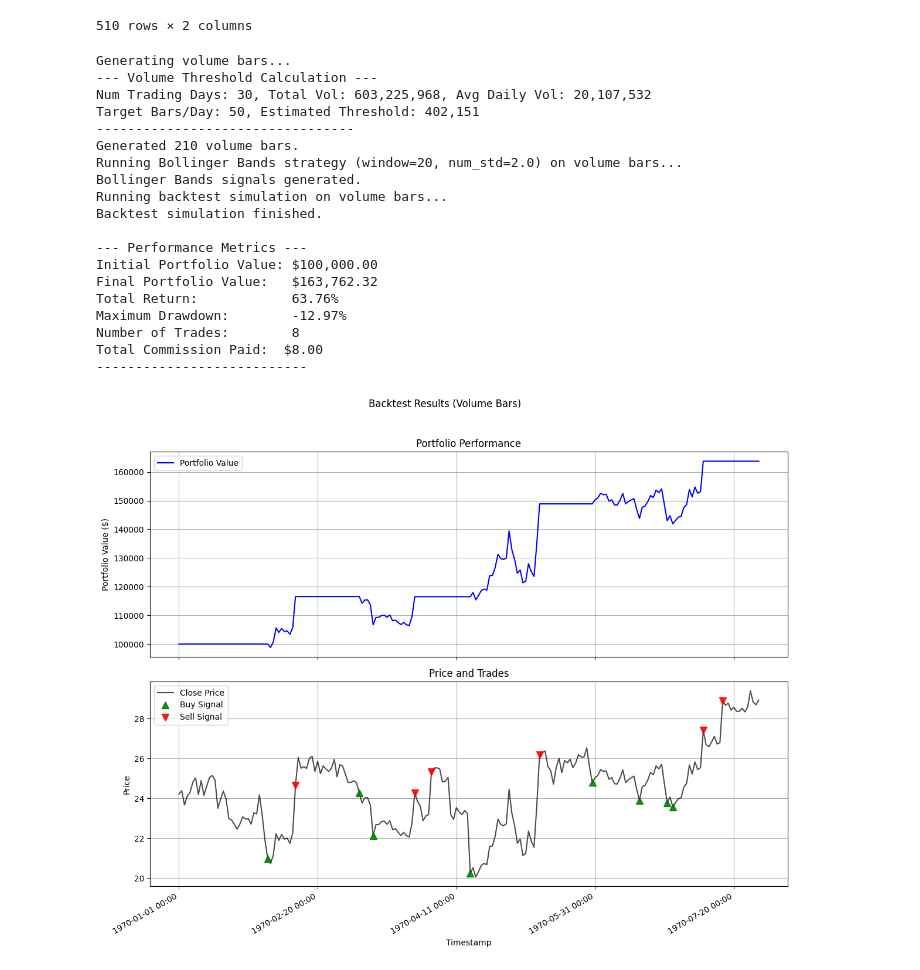
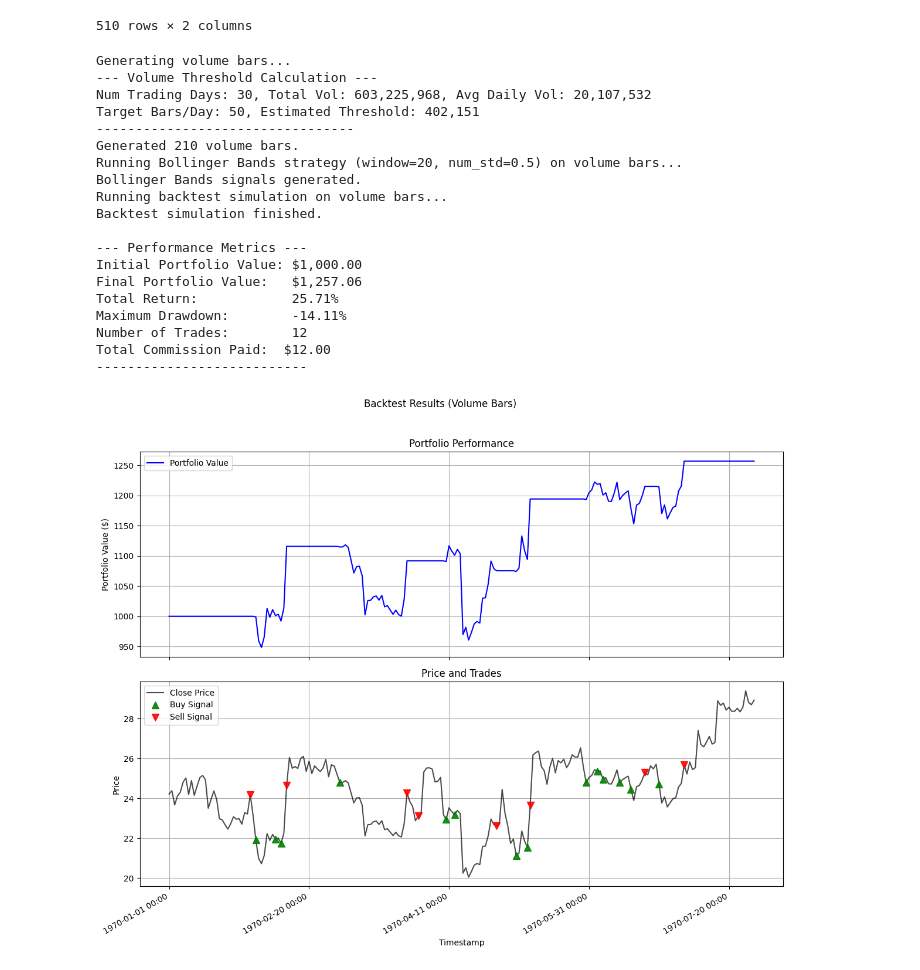
Before and after one commit to andrewBatutin/ib-ai-bot, a Jupyter notebook: notebooks/exp_bars_trade.ipynb, the cells around one changed output. Drawn from its saved outputs; the diff is of its cells as text; code cells hidden in the pictures.

```diff
--- a/notebooks/exp_bars_trade.ipynb
+++ b/notebooks/exp_bars_trade.ipynb
@@ -106,34 +105,45 @@ data_ml
 # %%
 from backtester.simple_backtester import SimpleBacktester
 
-backtester_vol = SimpleBacktester(data_ml,
-                                  initial_cash=100000, commission_per_trade=1.0,bar_type='volume',
-                                  target_bars_per_day=50)
+bb_params = {
+        'window': 20,    # 20-day SMA
+        'num_std': .5   # 2 standard deviations
+    }
+
+
+backtester_vol = SimpleBacktester(
+    data_ml,
+  initial_cash=1000,
+  commission_per_trade=1.0,
+  bar_type='volume',
+  target_bars_per_day=50,
+
+)
 # Option 2: Provide specific threshold
 # backtester_vol = SimpleBacktester(data_raw, initial_cash=100000, commission_per_trade=1.0,
 #                                 bar_type='volume', volume_threshold=500000)
 
-backtester_vol.run_bollinger_bands(window=20, num_std=2.0)
+backtester_vol.run_bollinger_bands(**bb_params)
 backtester_vol.run_backtest()
 backtester_vol.plot_results()
 # %% [output]
 Generating volume bars...
 --- Volume Threshold Calculation ---
 Num Trading Days: 30, Total Vol: 603,225,968, Avg Daily Vol: 20,107,532
 Target Bars/Day: 50, Estimated Threshold: 402,151
 ---------------------------------
 Generated 210 volume bars.
-Running Bollinger Bands strategy (window=20, num_std=2.0) on volume bars...
+Running Bollinger Bands strategy (window=20, num_std=0.5) on volume bars...
 Bollinger Bands signals generated.
 Running backtest simulation on volume bars...
 Backtest simulation finished.
 
 --- Performance Metrics ---
-Initial Portfolio Value: $100,000.00
-Final Portfolio Value:   $163,762.32
-Total Return:            63.76%
-Maximum Drawdown:        -12.97%
-Number of Trades:        8
-Total Commission Paid:  $8.00
+Initial Portfolio Value: $1,000.00
+Final Portfolio Value:   $1,257.06
+Total Return:            25.71%
+Maximum Drawdown:        -14.11%
+Number of Trades:        12
+Total Commission Paid:  $12.00
 ---------------------------
-[figure, old version]
+[figure, new version]
```
Also changed, not shown: parts of 1 cell of this notebook, 1 other file.
